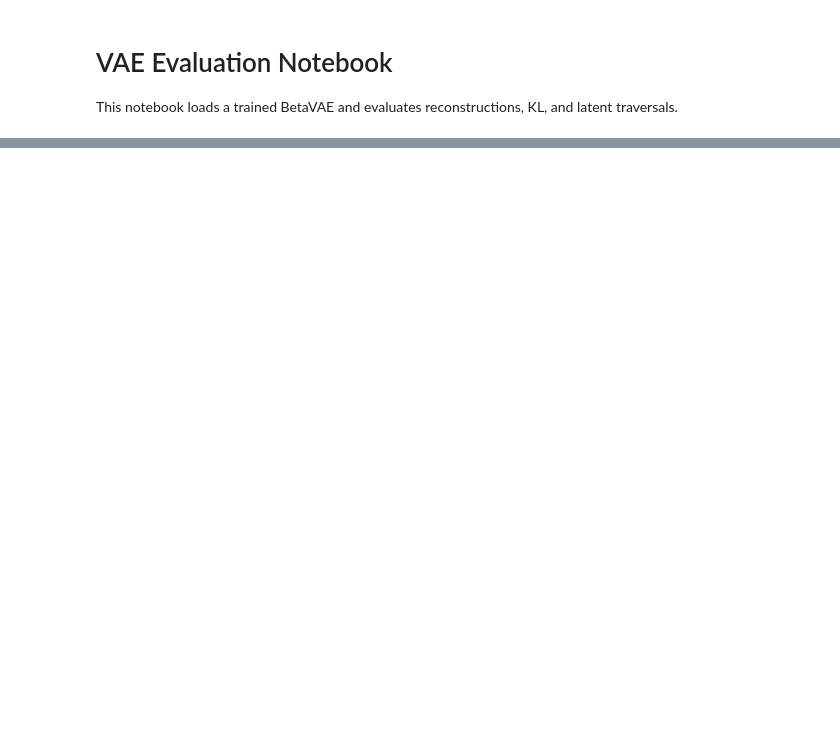
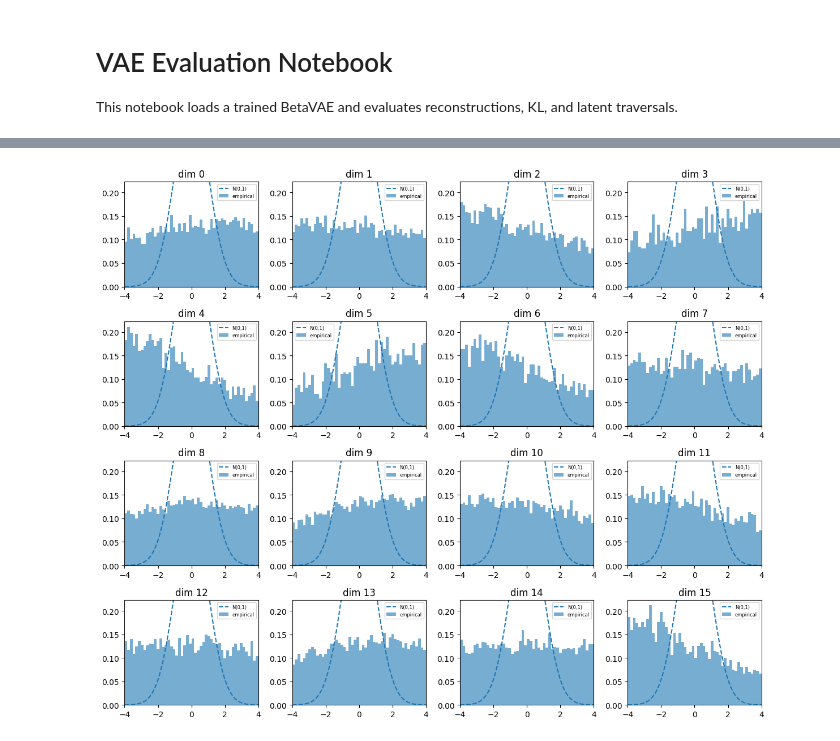
Before and after one commit to ptonso/latent-reason, a Jupyter notebook: pca_on_vae.ipynb, the cells around one changed output, grey strips where cells are left out. Cells and saved outputs as stored; diff of their text form; code cells hidden in the pictures; blank space fills up the shorter version.

```diff
--- a/pca_on_vae.ipynb
+++ b/pca_on_vae.ipynb
@@ -60,3 +73,7 @@ pca_traverse(vae, val_loader, device, n_pcs=4)
+# %%
+posterior_histogram(mu, max_dims=16)
+# %% [output]
+[figure, added]
 # %%
 # # Updated script with tqdm, minimal comments, and typing
 
```
Also changed, not shown: parts of 9 cells of this notebook, 7 other files.
